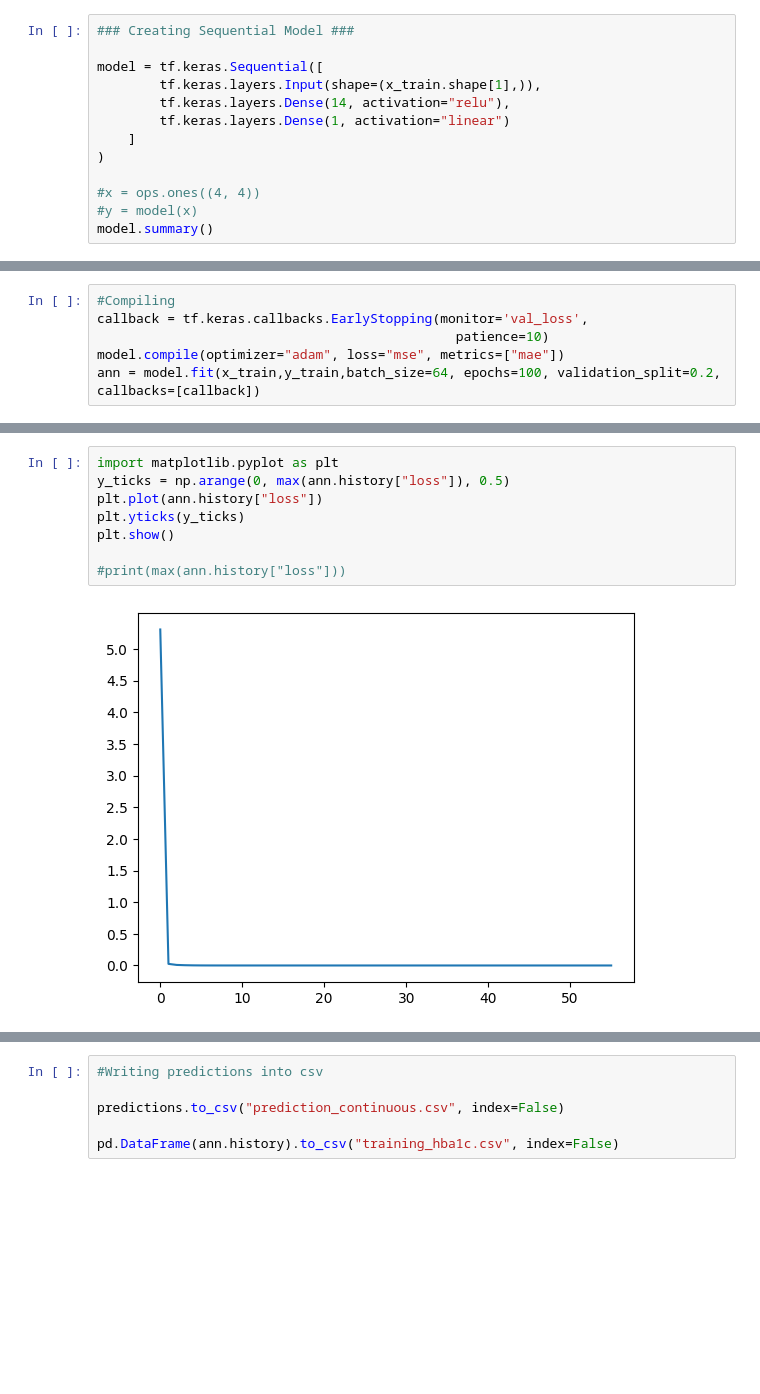
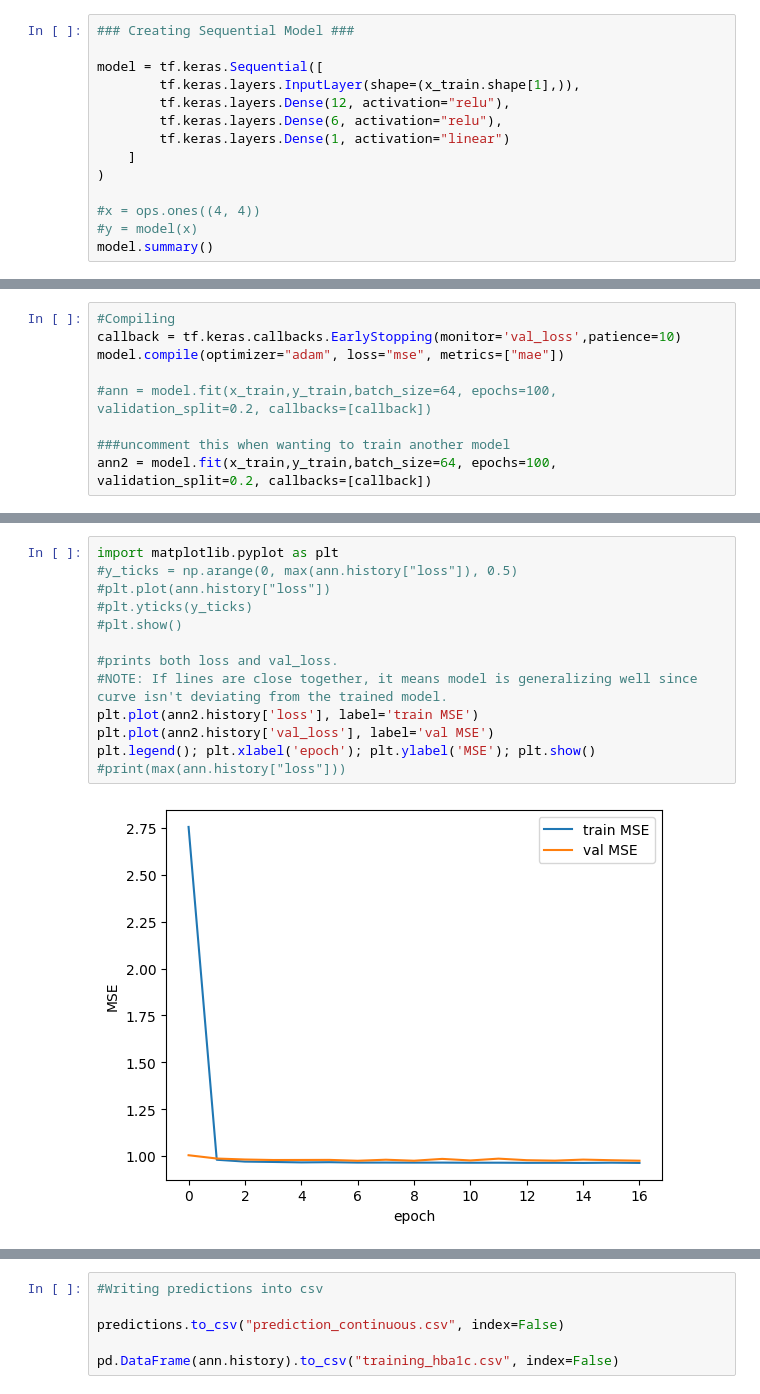
Before and after one commit to raygomez16/data309_datasciencecapstoneproject_diabetesprediction, a Jupyter notebook: 02_ANN_Model_jma538.ipynb, the cells around one changed output, grey strips where cells are left out. Saved outputs shown, nothing was run; the diff lists cells and outputs as text; blank space fills up the shorter version.

Commit message:
Made changes to 02_ann_model

```diff
--- a/02_ANN_Model_jma538.ipynb
+++ b/02_ANN_Model_jma538.ipynb
@@ -108,8 +110,9 @@ y_test  = test["HbA1c_level"].astype("float32").values
 ### Creating Sequential Model ###
 
 model = tf.keras.Sequential([
-        tf.keras.layers.Input(shape=(x_train.shape[1],)),
-        tf.keras.layers.Dense(14, activation="relu"),
+        tf.keras.layers.InputLayer(shape=(x_train.shape[1],)),
+        tf.keras.layers.Dense(12, activation="relu"),
+        tf.keras.layers.Dense(6, activation="relu"),
         tf.keras.layers.Dense(1, activation="linear")
     ]
 )
@@ -131,9 +136,12 @@ Model: "sequential"
  Non-trainable params: 0 (0.00 B)
 # %%
 #Compiling
-callback = tf.keras.callbacks.EarlyStopping(monitor='val_loss',
-                                              patience=10)
+callback = tf.keras.callbacks.EarlyStopping(monitor='val_loss',patience=10)
 model.compile(optimizer="adam", loss="mse", metrics=["mae"])
-ann = model.fit(x_train,y_train,batch_size=64, epochs=100, validation_split=0.2, callbacks=[callback])
+
+#ann = model.fit(x_train,y_train,batch_size=64, epochs=100, validation_split=0.2, callbacks=[callback])
+
+###uncomment this when wanting to train another model
+ann2 = model.fit(x_train,y_train,batch_size=64, epochs=100, validation_split=0.2, callbacks=[callback])
 # %% [output]
 Epoch 1/100
@@ -156,13 +164,18 @@ Epoch 56/100
 # %%
 import matplotlib.pyplot as plt
-y_ticks = np.arange(0, max(ann.history["loss"]), 0.5)
-plt.plot(ann.history["loss"])
-plt.yticks(y_ticks)
-plt.show()
+#y_ticks = np.arange(0, max(ann.history["loss"]), 0.5)
+#plt.plot(ann.history["loss"])
+#plt.yticks(y_ticks)
+#plt.show()
 
+#prints both loss and val_loss.
+#NOTE: If lines are close together, it means model is generalizing well since curve isn't deviating from the trained model.
+plt.plot(ann2.history['loss'], label='train MSE')
+plt.plot(ann2.history['val_loss'], label='val MSE')
+plt.legend(); plt.xlabel('epoch'); plt.ylabel('MSE'); plt.show()
 #print(max(ann.history["loss"]))
 # %% [output]
-[figure, old version]
+[figure, new version]
 # %%
 #Testing the data
 #loss, accuracy = model.evaluate(x_test,y_test,verbose=1)
```
Also changed, not shown: parts of 4 cells of this notebook, 2 other files.
